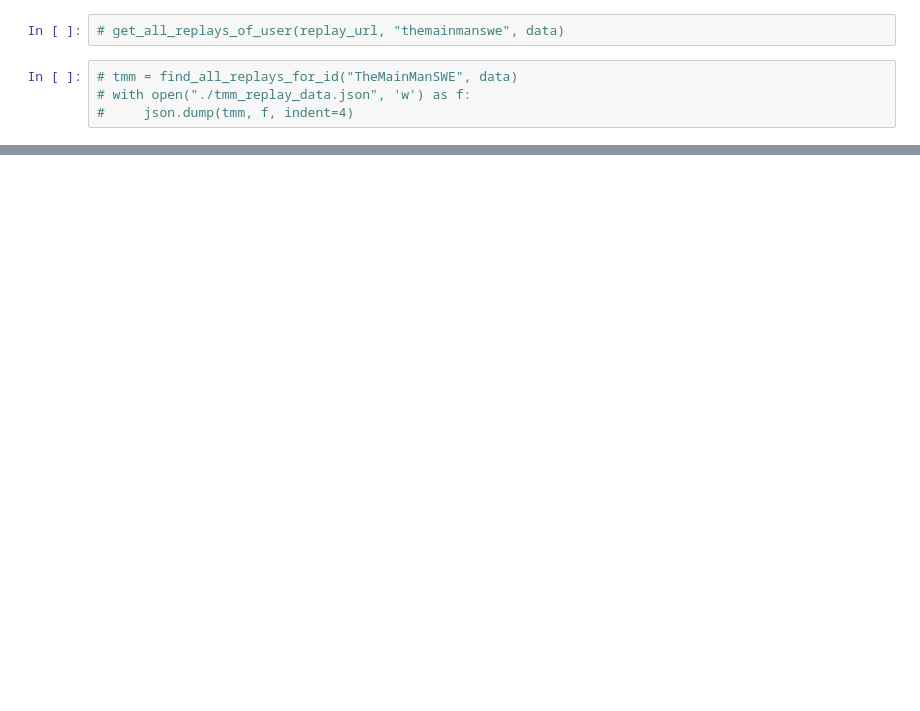
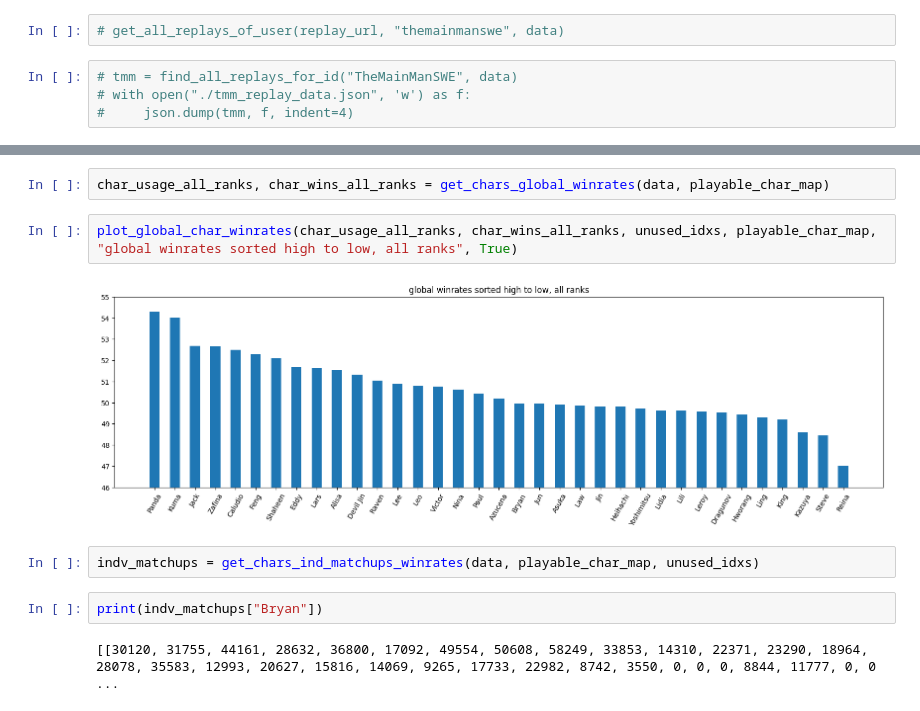
Before and after one commit to RadShiadeh/Tekken8-FrameTrapped, a Jupyter notebook: data/t.ipynb, the cells around one changed output, grey strips where cells are left out. Saved outputs shown, nothing was run; the diff lists cells and outputs as text; blank space fills up the shorter version.

```diff
--- a/data/t.ipynb
+++ b/data/t.ipynb
@@ -408,0 +551,12 @@ KeyboardInterrupt:
+# %%
+char_usage_all_ranks, char_wins_all_ranks = get_chars_global_winrates(data, playable_char_map)
+# %%
+plot_global_char_winrates(char_usage_all_ranks, char_wins_all_ranks, unused_idxs, playable_char_map, "global winrates sorted high to low, all ranks", True)
+# %% [output]
+[figure, added]
+# %%
+indv_matchups = get_chars_ind_matchups_winrates(data, playable_char_map, unused_idxs)
+# %%
+print(indv_matchups["Bryan"])
+# %% [output]
+[[30120, 31755, 44161, 28632, 36800, 17092, 49554, 50608, 58249, 33853, 14310, 22371, 23290, 18964, 28078, 35583, 12993, 20627, 15816, 14069, 9265, 17733, 22982, 8742, 3550, 0, 0, 0, 8844, 11777, 0, 0 ...
```
Also changed, not shown: parts of 14 cells of this notebook.
